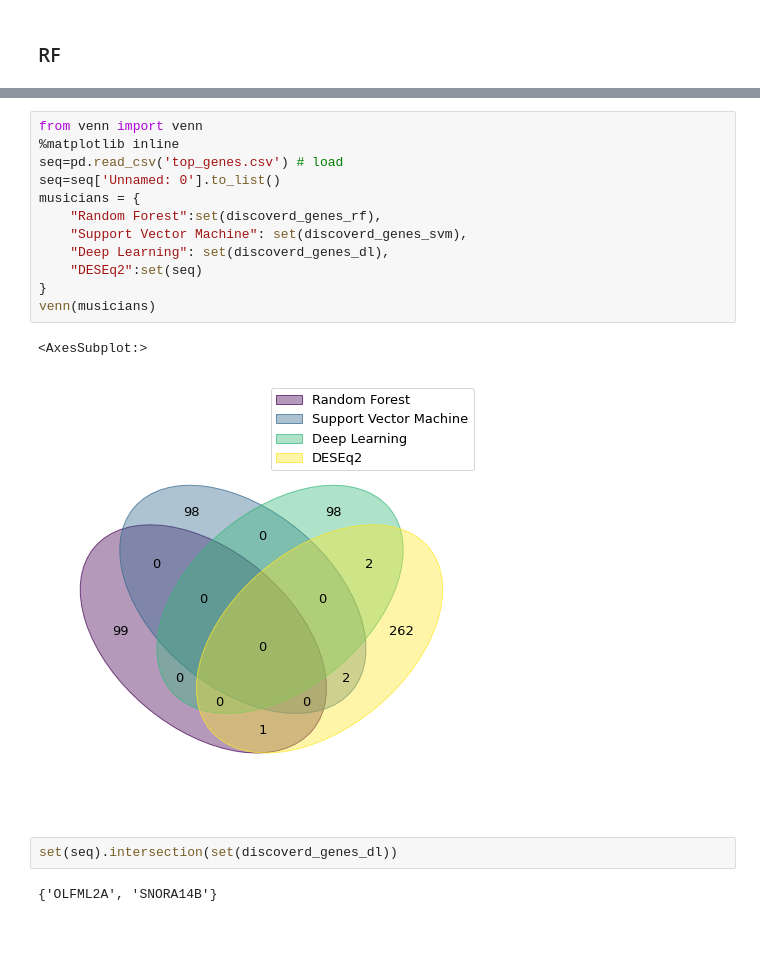
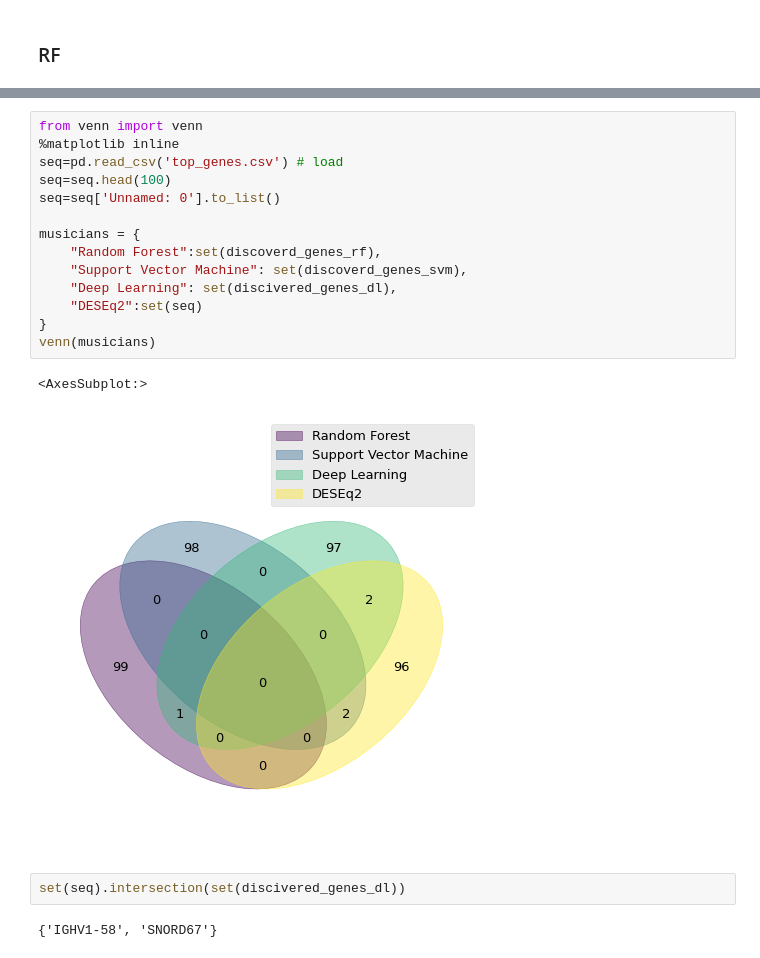
Before and after one commit to hzorkic/machine_learning_and_molecular_docking_for_drug_discovery, a Jupyter notebook: COAD Analysis.ipynb, the cells around one changed output, grey strips where cells are left out. Cells and saved outputs as stored; diff of their text form.

```diff
--- a/COAD Analysis.ipynb
+++ b/COAD Analysis.ipynb
@@ -1839,22 +1872,24 @@ discoverd_genes_svm=['SPIN3',
 # %%
 from venn import venn
 %matplotlib inline
 seq=pd.read_csv('top_genes.csv') # load
+seq=seq.head(100)
 seq=seq['Unnamed: 0'].to_list()
+
 musicians = {
     "Random Forest":set(discoverd_genes_rf),
     "Support Vector Machine": set(discoverd_genes_svm),
-    "Deep Learning": set(discoverd_genes_dl),
+    "Deep Learning": set(discivered_genes_dl),
     "DESEq2":set(seq)
 }
 venn(musicians)
 # %% [output]
 <AxesSubplot:>
-[figure, old version]
+[figure, new version]
 # %%
-set(seq).intersection(set(discoverd_genes_dl))
+set(seq).intersection(set(discivered_genes_dl))
 # %% [output]
-{'OLFML2A', 'SNORA14B'}
+{'IGHV1-58', 'SNORD67'}
 # %%
 set(seq).intersection(set(discoverd_genes_svm))
 # %% [output]
```
Also changed, not shown: parts of 36 cells of this notebook, 1 other file.
